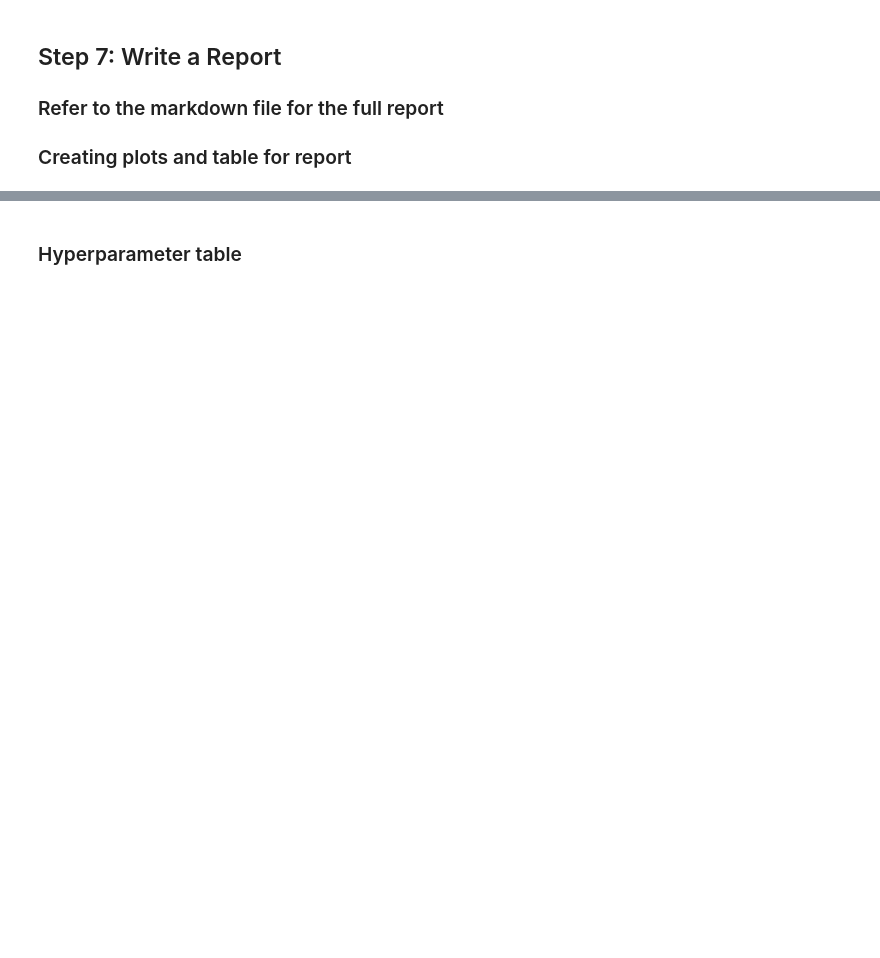
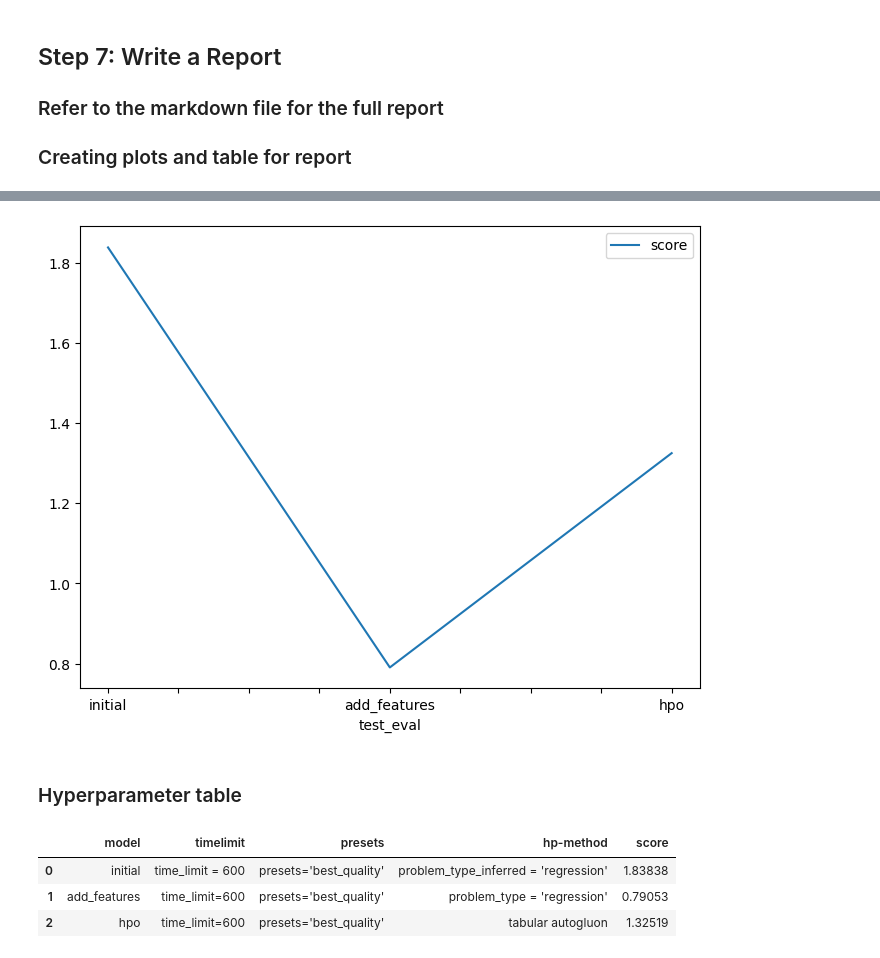
Before and after one commit to manhluong/cd0385-project-starter, a Jupyter notebook: project/project-template.ipynb, the cells around one changed output, grey strips where cells are left out. Cells and saved outputs as stored; diff of their text form; code cells hidden in the pictures; blank space fills up the shorter version.

```diff
--- a/project/project-template.ipynb
+++ b/project/project-template.ipynb
@@ -260,20 +606,27 @@ fig.savefig('model_train_score.png')
 # %%
 # Take the 3 kaggle scores and creating a line plot to show improvement
 fig = pd.DataFrame(
     {
         "test_eval": ["initial", "add_features", "hpo"],
-        "score": [?, ?, ?]
+        "score": [1.83838, 0.79053, 1.32519]
     }
 ).plot(x="test_eval", y="score", figsize=(8, 6)).get_figure()
 fig.savefig('model_test_score.png')
+# %% [output]
+[figure, added]
 # %% [markdown]
 ### Hyperparameter table
 # %%
 # The 3 hyperparameters we tuned with the kaggle score as the result
 pd.DataFrame({
     "model": ["initial", "add_features", "hpo"],
-    "hpo1": [?, ?, ?],
-    "hpo2": [?, ?, ?],
-    "hpo3": [?, ?, ?],
-    "score": [?, ?, ?]
+    "timelimit": ["time_limit = 600", "time_limit=600", "time_limit=600"],
+    "presets": ["presets='best_quality'", "presets='best_quality'", "presets='best_quality'"],
+    "hp-method": ["problem_type_inferred = 'regression'", "problem_type = 'regression'", "tabular autogluon"],
+    "score": ["1.83838", "0.79053", "1.32519"]
 })
+# %% [output]
+|  | model | timelimit | presets | hp-method | score |
+| 0 | initial | time_limit = 600 | presets='best_quality' | problem_type_inferred = 'regression' | 1.83838 |
+| 1 | add_features | time_limit=600 | presets='best_quality' | problem_type = 'regression' | 0.79053 |
+| 2 | hpo | time_limit=600 | presets='best_quality' | tabular autogluon | 1.32519 |
```
Also changed, not shown: parts of 40 cells of this notebook, 8 other files.
